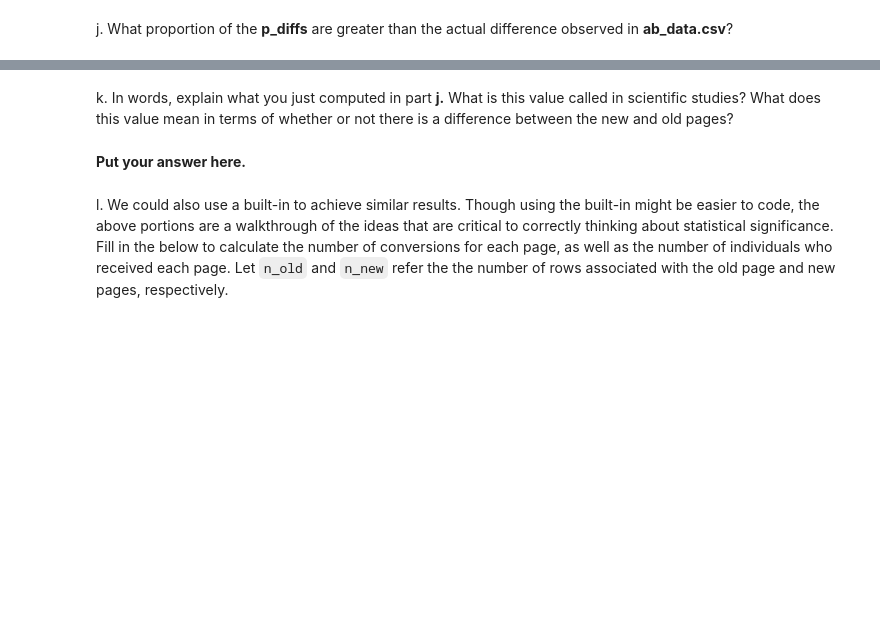
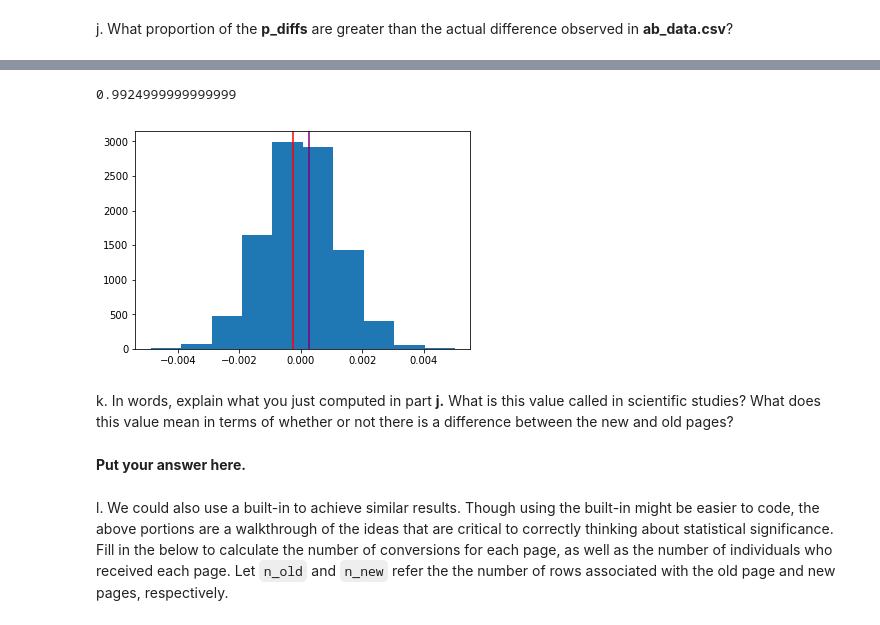
Before and after one commit to KMPrep/data_analyst_nano, a Jupyter notebook: playground/3/AnalyzeABTestResults 2/Analyze_ab_test_results_notebook.ipynb, the cells around one changed output, grey strips where cells are left out. Cells and saved outputs as stored; diff of their text form; code cells hidden in the pictures; blank space fills up the shorter version.

```diff
--- a/playground/3/AnalyzeABTestResults 2/Analyze_ab_test_results_notebook.ipynb
+++ b/playground/3/AnalyzeABTestResults 2/Analyze_ab_test_results_notebook.ipynb
@@ -225,3 +315,20 @@ j. What proportion of the **p_diffs** are greater than the actual difference obs
+# %%
+upper_bound = p_diff
+lower_bound = 0 - (p_diff - 0)
+
+right_side = (null_vals > p_diff).mean()
+left_side = (0 - (p_diff - 0) < null_vals).mean()
+
+p = left_side + right_side
+p
+# %% [output]
+0.9924999999999999
+# %%
+plt.hist(null_vals);
+plt.axvline(x=upper_bound, color = 'red');
+plt.axvline(x=lower_bound, color = 'purple');
+# %% [output]
+[figure, added]
 # %% [markdown]
 k. In words, explain what you just computed in part **j.**  What is this value called in scientific studies?  What does this value mean in terms of whether or not there is a difference between the new and old pages?
 # %% [markdown]
```
Also changed, not shown: parts of 21 cells of this notebook.
